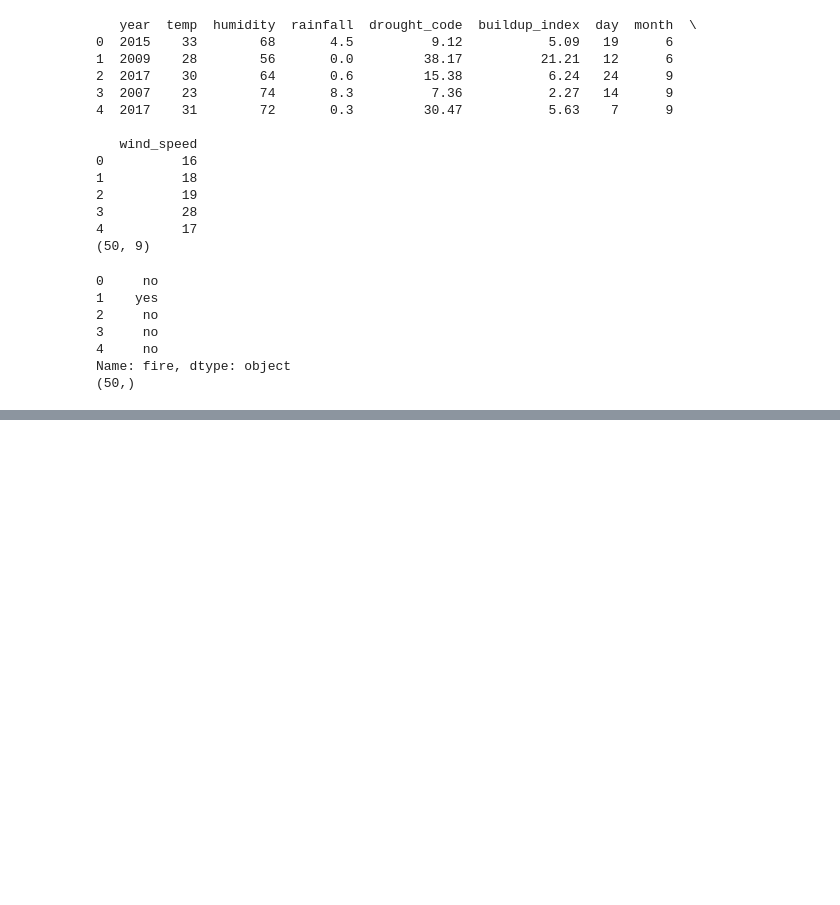
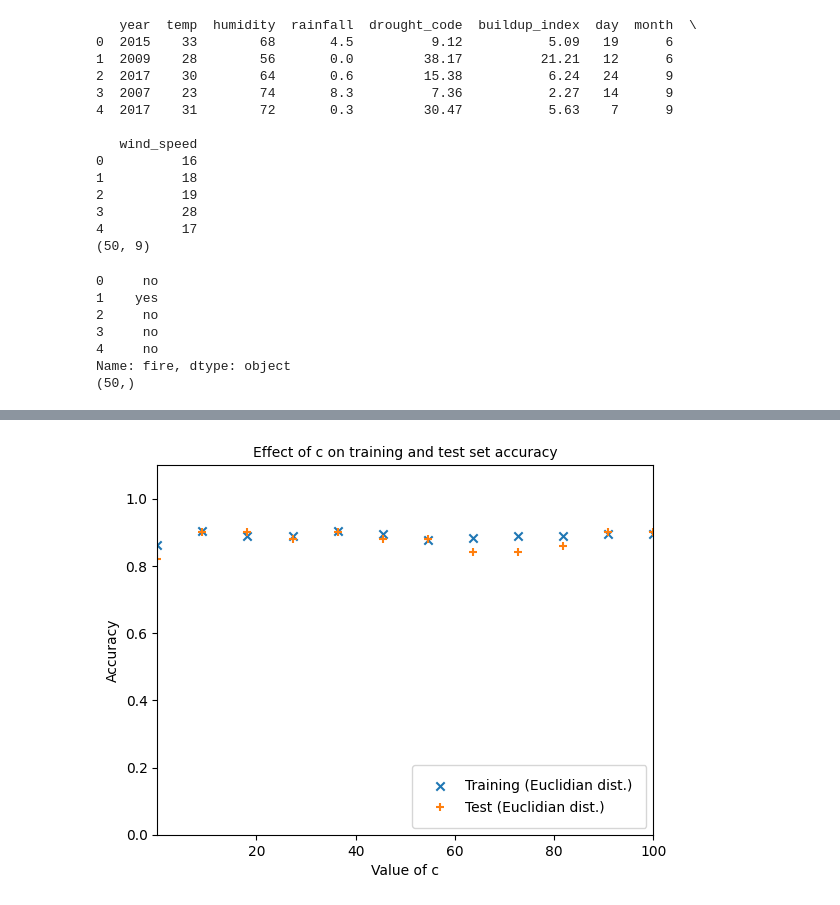
Before and after one commit to ciarangray0/Comparing-logistic-regression-and-SVM, a Jupyter notebook: LR.ipynb, the cells around one changed output, grey strips where cells are left out. Drawn from its saved outputs; the diff is of its cells as text; code cells hidden in the pictures; blank space fills up the shorter version.

Commit message:
gathered accuracy data based on training the model by tuning the C value and increasing the max_iterations value

```diff
--- a/LR.ipynb
+++ b/LR.ipynb
@@ -147,3 +149,26 @@ Increase the number of iterations (max_iter) or scale the data as shown in:
 Please also refer to the documentation for alternative solver options:
     https://scikit-learn.org/stable/modules/linear_model.html#logistic-regression
   n_iter_i = _check_optimize_result(
+# %%
+import numpy as np
+# Now let's evaluate the effect of using different C values
+
+c_values = c_values = c_values = np.linspace(0.001, 100, 12)
+print("C-values", c_values)
+
+accuracy_training_c = []
+accuracy_test_c = []
+for c in c_values:
+    model_c = LogisticRegression(C=c)
+    model_c.fit(X_training, y_training)
+
+    # compute the predictions for the training and test sets
+    predictions_training_c = model_c.predict(X_training)
+    predictions_test_c = model_c.predict(X_test)
+
+    # compute the accuracy on the training and test set predictions
+    accuracy_training_c.append(metrics.accuracy_score(y_training, predictions_training_c))
+    accuracy_test_c.append(metrics.accuracy_score(y_test, predictions_test_c))
+
+print(accuracy_training_c)
+print(accuracy_test_c)
@@ -149,0 +198,15 @@ Please also refer to the documentation for alternative solver options:
+# %%
+# let's plot the accuracy on the training and test set
+import matplotlib.pyplot as plt
+plt.scatter(c_values,accuracy_training_c,marker="x")
+plt.scatter(c_values,accuracy_test_c,marker="+")
+plt.xlim([min(c_values), max(c_values)])
+plt.ylim([0.0, 1.1])
+plt.xlabel("Value of c")
+plt.ylabel("Accuracy")
+legend_labels = ["Training (Euclidian dist.)","Test (Euclidian dist.)"]
+plt.legend(labels=legend_labels, loc=4, borderpad=1)
+plt.title("Effect of c on training and test set accuracy", fontsize=10)
+plt.show()
+# %% [output]
+[figure, added]
```
Also changed, not shown: parts of 5 cells of this notebook, 1 other file.
